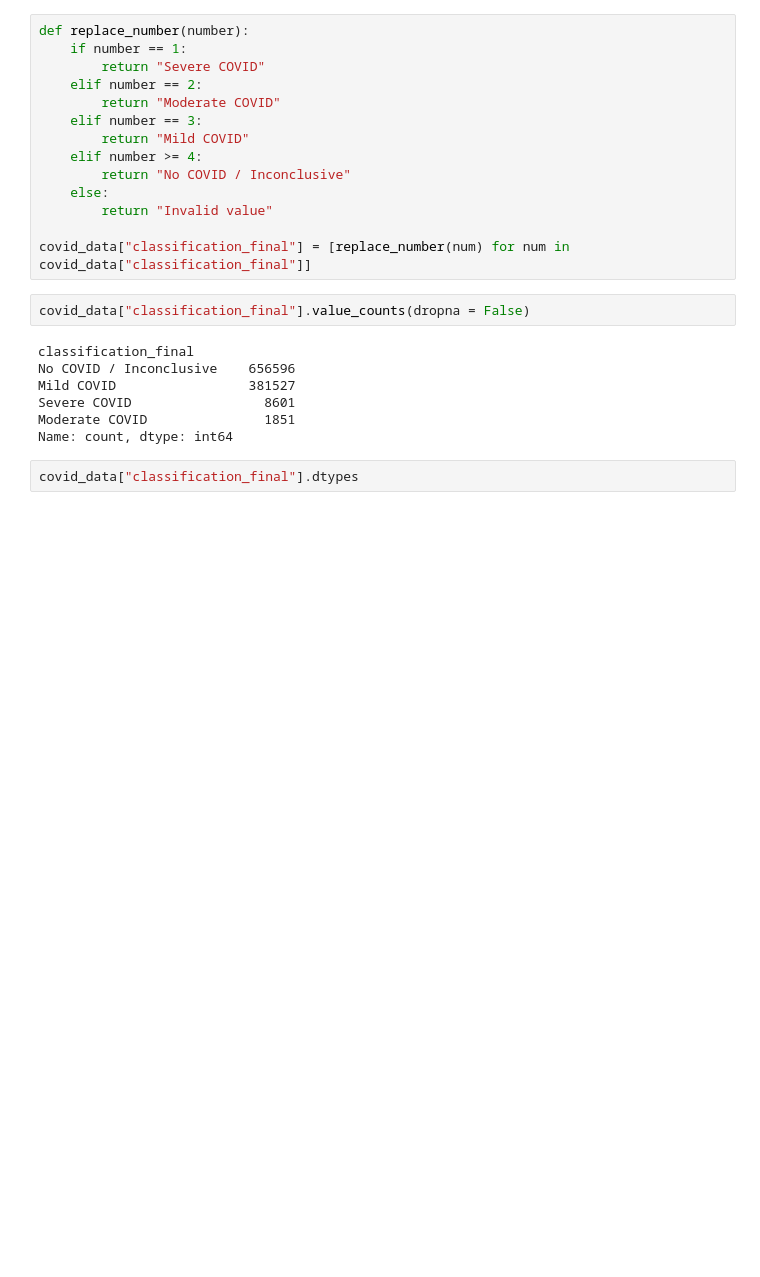
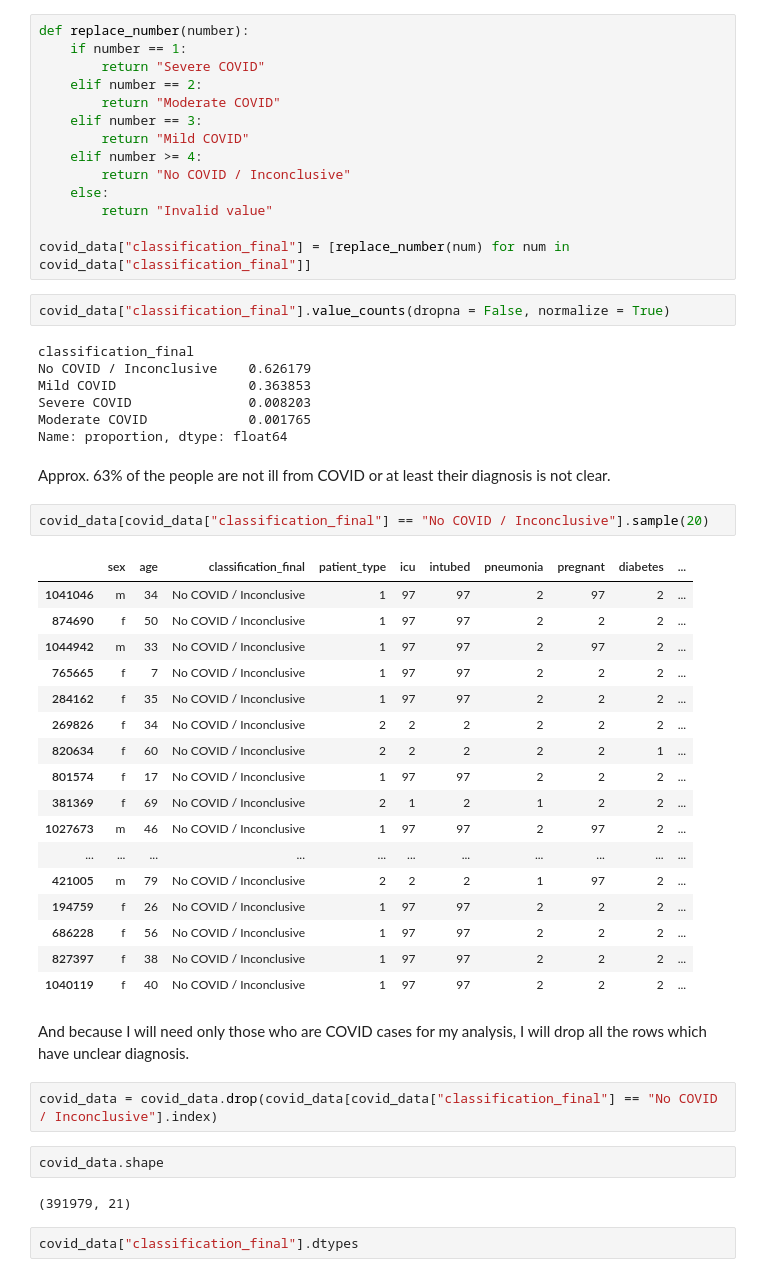
Before and after one commit to AI-Machine-Learning-Upskill-Programme/Data-Science, a Jupyter notebook: Data Science Course/PROJECT/Covid-19 Exploration.ipynb, the cells around one changed output. Saved outputs shown, nothing was run; the diff lists cells and outputs as text; blank space fills up the shorter version.

```diff
--- a/Data Science Course/PROJECT/Covid-19 Exploration.ipynb
+++ b/Data Science Course/PROJECT/Covid-19 Exploration.ipynb
@@ -243,14 +243,44 @@ def replace_number(number):
 
 covid_data["classification_final"] = [replace_number(num) for num in covid_data["classification_final"]]
 # %%
-covid_data["classification_final"].value_counts(dropna = False)
+covid_data["classification_final"].value_counts(dropna = False, normalize = True)
 # %% [output]
 classification_final
-No COVID / Inconclusive    656596
-Mild COVID                 381527
-Severe COVID                 8601
-Moderate COVID               1851
-Name: count, dtype: int64
+No COVID / Inconclusive    0.626179
+Mild COVID                 0.363853
+Severe COVID               0.008203
+Moderate COVID             0.001765
+Name: proportion, dtype: float64
+# %% [markdown]
+Approx. 63% of the people are not ill from COVID or at least their diagnosis is not clear.
+# %%
+covid_data[covid_data["classification_final"] == "No COVID / Inconclusive"].sample(20)
+# %% [output]
+|  | sex | age | classification_final | patient_type | icu | intubed | pneumonia | pregnant | diabetes | ... |
+| 1041046 | m | 34 | No COVID / Inconclusive | 1 | 97 | 97 | 2 | 97 | 2 | ... |
+| 874690 | f | 50 | No COVID / Inconclusive | 1 | 97 | 97 | 2 | 2 | 2 | ... |
+| 1044942 | m | 33 | No COVID / Inconclusive | 1 | 97 | 97 | 2 | 97 | 2 | ... |
+| 765665 | f | 7 | No COVID / Inconclusive | 1 | 97 | 97 | 2 | 2 | 2 | ... |
+| 284162 | f | 35 | No COVID / Inconclusive | 1 | 97 | 97 | 2 | 2 | 2 | ... |
+| 269826 | f | 34 | No COVID / Inconclusive | 2 | 2 | 2 | 2 | 2 | 2 | ... |
+| 820634 | f | 60 | No COVID / Inconclusive | 2 | 2 | 2 | 2 | 2 | 1 | ... |
+| 801574 | f | 17 | No COVID / Inconclusive | 1 | 97 | 97 | 2 | 2 | 2 | ... |
+| 381369 | f | 69 | No COVID / Inconclusive | 2 | 1 | 2 | 1 | 2 | 2 | ... |
+| 1027673 | m | 46 | No COVID / Inconclusive | 1 | 97 | 97 | 2 | 97 | 2 | ... |
+| ... | ... | ... | ... | ... | ... | ... | ... | ... | ... | ... |
+| 421005 | m | 79 | No COVID / Inconclusive | 2 | 2 | 2 | 1 | 97 | 2 | ... |
+| 194759 | f | 26 | No COVID / Inconclusive | 1 | 97 | 97 | 2 | 2 | 2 | ... |
+| 686228 | f | 56 | No COVID / Inconclusive | 1 | 97 | 97 | 2 | 2 | 2 | ... |
+| 827397 | f | 38 | No COVID / Inconclusive | 1 | 97 | 97 | 2 | 2 | 2 | ... |
+| 1040119 | f | 40 | No COVID / Inconclusive | 1 | 97 | 97 | 2 | 2 | 2 | ... |
+# %% [markdown]
+And because I will need only those who are COVID cases for my analysis, I will drop all the rows which have unclear diagnosis.
+# %%
+covid_data = covid_data.drop(covid_data[covid_data["classification_final"] == "No COVID / Inconclusive"].index)
+# %%
+covid_data.shape
+# %% [output]
+(391979, 21)
 # %%
 covid_data["classification_final"].dtypes
 # %% [output]
```
Also changed, not shown: parts of 23 cells of this notebook, 2 other files.
